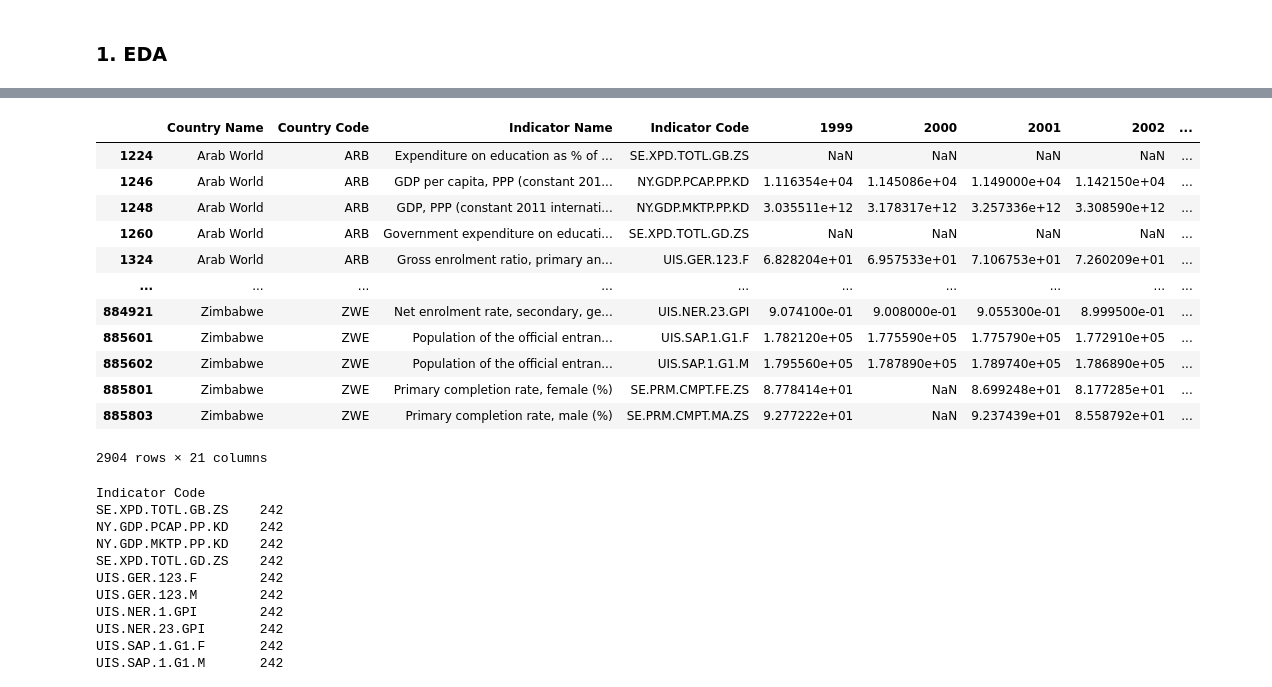
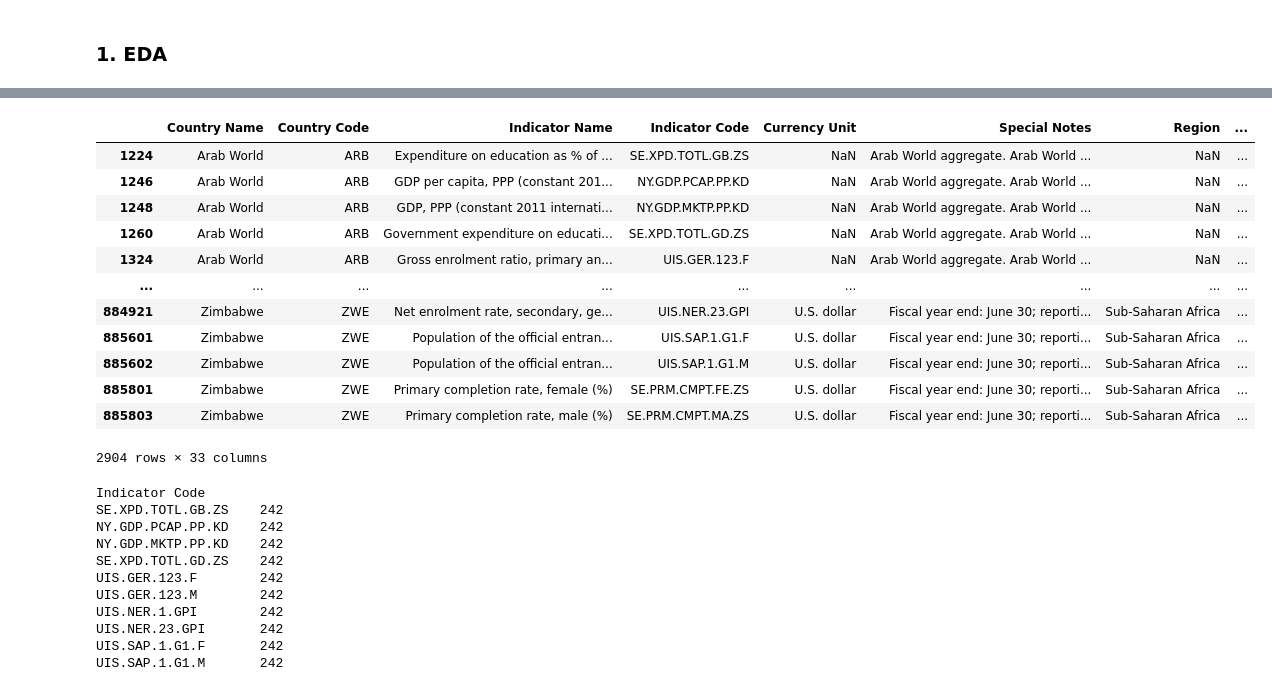
Before and after one commit to aKravtschenko/edstats-ml-analysis, a Jupyter notebook: global_education_economic_analysis.ipynb, the cells around one changed output, grey strips where cells are left out. Saved outputs shown, nothing was run; the diff lists cells and outputs as text; code cells hidden in the pictures.

```diff
--- a/global_education_economic_analysis.ipynb
+++ b/global_education_economic_analysis.ipynb
@@ -183,0 +77,10 @@ Index(['Country Name', 'Country Code', 'Indicator Name', 'Indicator Code',
+# %%
+columns_to_keep_series = ["Indicator Code", "Topic", "Short definition", "Long definition", "Other notes", "Source", "Aggregation method", "Periodicity"]
+columns_to_keep_country = ["Country Code", "Currency Unit", "Special Notes", "Region", "Income Group", "System of trade"]
+# %%
+df_series.rename(columns={"Series Code": "Indicator Code"}, inplace=True)
+
+df_series = drop_columns(df_series, columns_to_keep_series)
+df_country = drop_columns(df_country, columns_to_keep_country)
+display(df_series.info())
+display(df_country.info())
@@ -183,0 +180,6 @@ Index(['Country Name', 'Country Code', 'Indicator Name', 'Indicator Code',
+# %%
+# Rearange the columns, so that the nummeric values are after the categorical
+df_combined_cat = df_combined.select_dtypes(include="O")
+df_combined_num = df_combined.select_dtypes(exclude="O")
+
+df_combined = pd.concat([df_combined_cat, df_combined_num], axis=1)
@@ -847,0 +792,3 @@ df_data.drop(cols_to_drop, axis=1, inplace=True)
+# %%
+df_combined = df_combined.copy()
+df_combined
@@ -903,20 +842,20 @@ df_series[df_series["Series Code"].str.contains("UIS.GER.", case=False)]
 # %%
-df_indicator_data = df_data.loc[(df_data["Indicator Code"].isin(selected_codes))]
+df_indicator_data = df_combined.loc[(df_combined["Indicator Code"].isin(selected_codes))]
 df_indicator_data
 # %% [output]
-|  | Country Name | Country Code | Indicator Name | Indicator Code | 1999 | 2000 | 2001 | 2002 | ... |
-| 1224 | Arab World | ARB | Expenditure on education as % of ... | SE.XPD.TOTL.GB.ZS | NaN | NaN | NaN | NaN | ... |
-| 1246 | Arab World | ARB | GDP per capita, PPP (constant 201... | NY.GDP.PCAP.PP.KD | 1.116354e+04 | 1.145086e+04 | 1.149000e+04 | 1.142150e+04 | ... |
-| 1248 | Arab World | ARB | GDP, PPP (constant 2011 internati... | NY.GDP.MKTP.PP.KD | 3.035511e+12 | 3.178317e+12 | 3.257336e+12 | 3.308590e+12 | ... |
-| 1260 | Arab World | ARB | Government expenditure on educati... | SE.XPD.TOTL.GD.ZS | NaN | NaN | NaN | NaN | ... |
-| 1324 | Arab World | ARB | Gross enrolment ratio, primary an... | UIS.GER.123.F | 6.828204e+01 | 6.957533e+01 | 7.106753e+01 | 7.260209e+01 | ... |
-| ... | ... | ... | ... | ... | ... | ... | ... | ... | ... |
-| 884921 | Zimbabwe | ZWE | Net enrolment rate, secondary, ge... | UIS.NER.23.GPI | 9.074100e-01 | 9.008000e-01 | 9.055300e-01 | 8.999500e-01 | ... |
-| 885601 | Zimbabwe | ZWE | Population of the official entran... | UIS.SAP.1.G1.F | 1.782120e+05 | 1.775590e+05 | 1.775790e+05 | 1.772910e+05 | ... |
-| 885602 | Zimbabwe | ZWE | Population of the official entran... | UIS.SAP.1.G1.M | 1.795560e+05 | 1.787890e+05 | 1.789740e+05 | 1.786890e+05 | ... |
-| 885801 | Zimbabwe | ZWE | Primary completion rate, female (%) | SE.PRM.CMPT.FE.ZS | 8.778414e+01 | NaN | 8.699248e+01 | 8.177285e+01 | ... |
-| 885803 | Zimbabwe | ZWE | Primary completion rate, male (%) | SE.PRM.CMPT.MA.ZS | 9.277222e+01 | NaN | 9.237439e+01 | 8.558792e+01 | ... |
+|  | Country Name | Country Code | Indicator Name | Indicator Code | Currency Unit | Special Notes | Region | ... |
+| 1224 | Arab World | ARB | Expenditure on education as % of ... | SE.XPD.TOTL.GB.ZS | NaN | Arab World aggregate. Arab World ... | NaN | ... |
+| 1246 | Arab World | ARB | GDP per capita, PPP (constant 201... | NY.GDP.PCAP.PP.KD | NaN | Arab World aggregate. Arab World ... | NaN | ... |
+| 1248 | Arab World | ARB | GDP, PPP (constant 2011 internati... | NY.GDP.MKTP.PP.KD | NaN | Arab World aggregate. Arab World ... | NaN | ... |
+| 1260 | Arab World | ARB | Government expenditure on educati... | SE.XPD.TOTL.GD.ZS | NaN | Arab World aggregate. Arab World ... | NaN | ... |
+| 1324 | Arab World | ARB | Gross enrolment ratio, primary an... | UIS.GER.123.F | NaN | Arab World aggregate. Arab World ... | NaN | ... |
+| ... | ... | ... | ... | ... | ... | ... | ... | ... |
+| 884921 | Zimbabwe | ZWE | Net enrolment rate, secondary, ge... | UIS.NER.23.GPI | U.S. dollar | Fiscal year end: June 30; reporti... | Sub-Saharan Africa | ... |
+| 885601 | Zimbabwe | ZWE | Population of the official entran... | UIS.SAP.1.G1.F | U.S. dollar | Fiscal year end: June 30; reporti... | Sub-Saharan Africa | ... |
+| 885602 | Zimbabwe | ZWE | Population of the official entran... | UIS.SAP.1.G1.M | U.S. dollar | Fiscal year end: June 30; reporti... | Sub-Saharan Africa | ... |
+| 885801 | Zimbabwe | ZWE | Primary completion rate, female (%) | SE.PRM.CMPT.FE.ZS | U.S. dollar | Fiscal year end: June 30; reporti... | Sub-Saharan Africa | ... |
+| 885803 | Zimbabwe | ZWE | Primary completion rate, male (%) | SE.PRM.CMPT.MA.ZS | U.S. dollar | Fiscal year end: June 30; reporti... | Sub-Saharan Africa | ... |
-2904 rows × 21 columns
+2904 rows × 33 columns
 # %%
 display(df_indicator_data["Indicator Code"].value_counts())
 display(df_indicator_data["Indicator Code"].unique())
```
Also changed, not shown: parts of 44 cells of this notebook.
